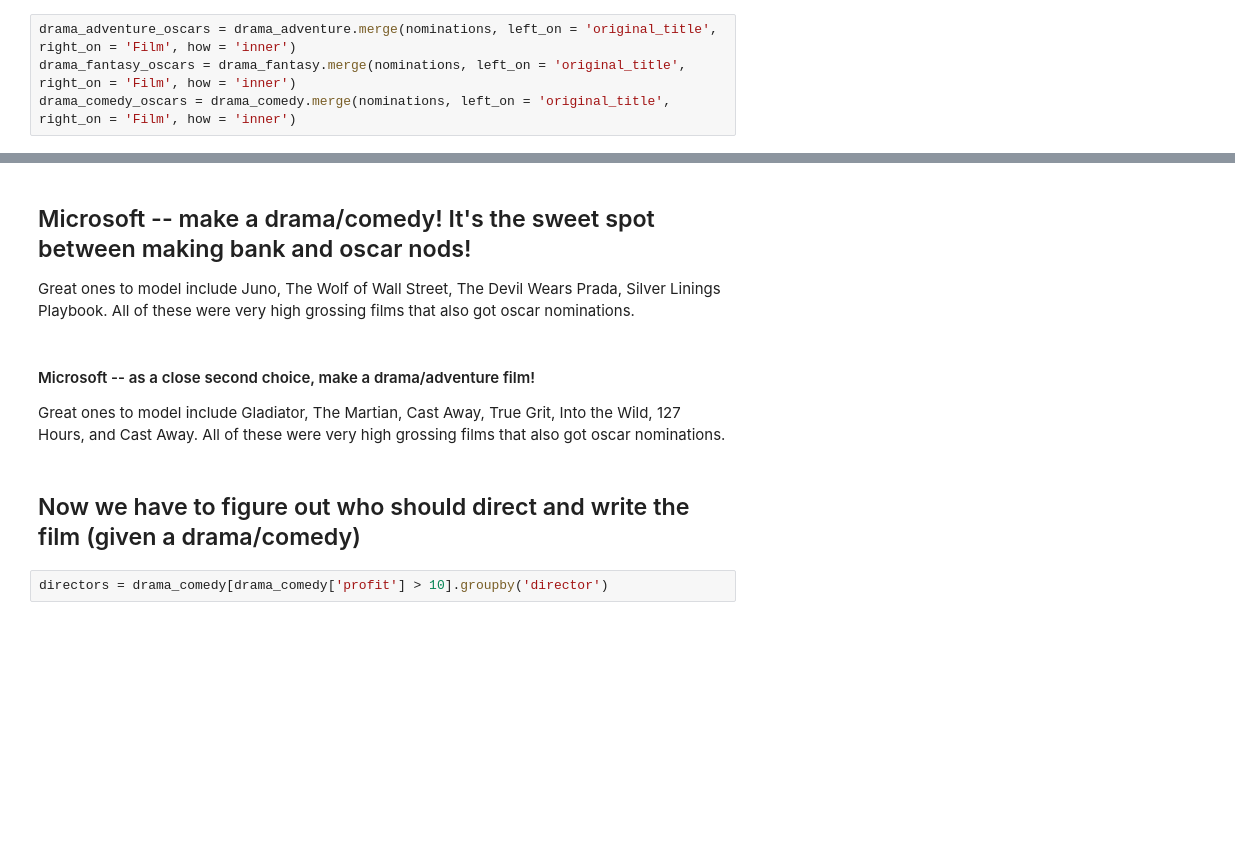
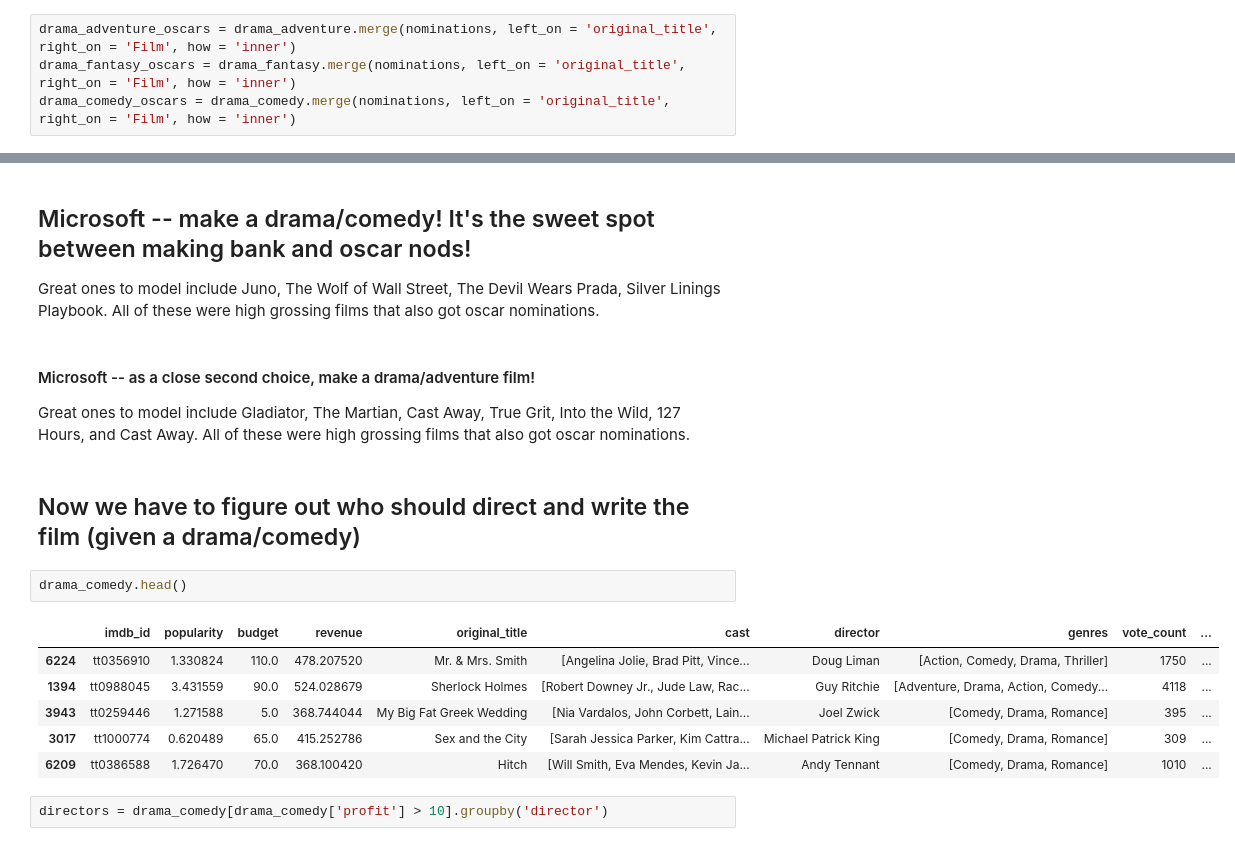
Before and after one commit to Seb-Bas/module_one_project, a Jupyter notebook: Main.ipynb, the cells around one changed output, grey strips where cells are left out. Saved outputs shown, nothing was run; the diff lists cells and outputs as text; blank space fills up the shorter version.

```diff
--- a/Main.ipynb
+++ b/Main.ipynb
@@ -238,11 +361,20 @@ print(len(drama_comedy_oscars['original_title']))
 # %% [markdown]
 ## Microsoft -- make a drama/comedy! It's the sweet spot between making bank and oscar nods!
-Great ones to model include Juno, The Wolf of Wall Street, The Devil Wears Prada, Silver Linings Playbook. All of these were very high grossing films that also got oscar nominations.
+Great ones to model include Juno, The Wolf of Wall Street, The Devil Wears Prada, Silver Linings Playbook. All of these were high grossing films that also got oscar nominations.
 # %% [markdown]
 #### Microsoft -- as a close second choice, make a drama/adventure film!
-Great ones to model include Gladiator, The Martian, Cast Away, True Grit, Into the Wild, 127 Hours, and Cast Away. All of these were very high grossing films that also got oscar nominations.
+Great ones to model include Gladiator, The Martian, Cast Away, True Grit, Into the Wild, 127 Hours, and Cast Away. All of these were high grossing films that also got oscar nominations.
 # %% [markdown]
 ## Now we have to figure out who should direct and write the film (given a drama/comedy)
+# %%
+drama_comedy.head()
+# %% [output]
+|  | imdb_id | popularity | budget | revenue | original_title | cast | director | genres | vote_count | ... |
+| 6224 | tt0356910 | 1.330824 | 110.0 | 478.207520 | Mr. & Mrs. Smith | [Angelina Jolie, Brad Pitt, Vince... | Doug Liman | [Action, Comedy, Drama, Thriller] | 1750 | ... |
+| 1394 | tt0988045 | 3.431559 | 90.0 | 524.028679 | Sherlock Holmes | [Robert Downey Jr., Jude Law, Rac... | Guy Ritchie | [Adventure, Drama, Action, Comedy... | 4118 | ... |
+| 3943 | tt0259446 | 1.271588 | 5.0 | 368.744044 | My Big Fat Greek Wedding | [Nia Vardalos, John Corbett, Lain... | Joel Zwick | [Comedy, Drama, Romance] | 395 | ... |
+| 3017 | tt1000774 | 0.620489 | 65.0 | 415.252786 | Sex and the City | [Sarah Jessica Parker, Kim Cattra... | Michael Patrick King | [Comedy, Drama, Romance] | 309 | ... |
+| 6209 | tt0386588 | 1.726470 | 70.0 | 368.100420 | Hitch | [Will Smith, Eva Mendes, Kevin Ja... | Andy Tennant | [Comedy, Drama, Romance] | 1010 | ... |
 # %%
 directors = drama_comedy[drama_comedy['profit'] > 10].groupby('director')
 # %%
```
Also changed, not shown: parts of 23 cells of this notebook.
